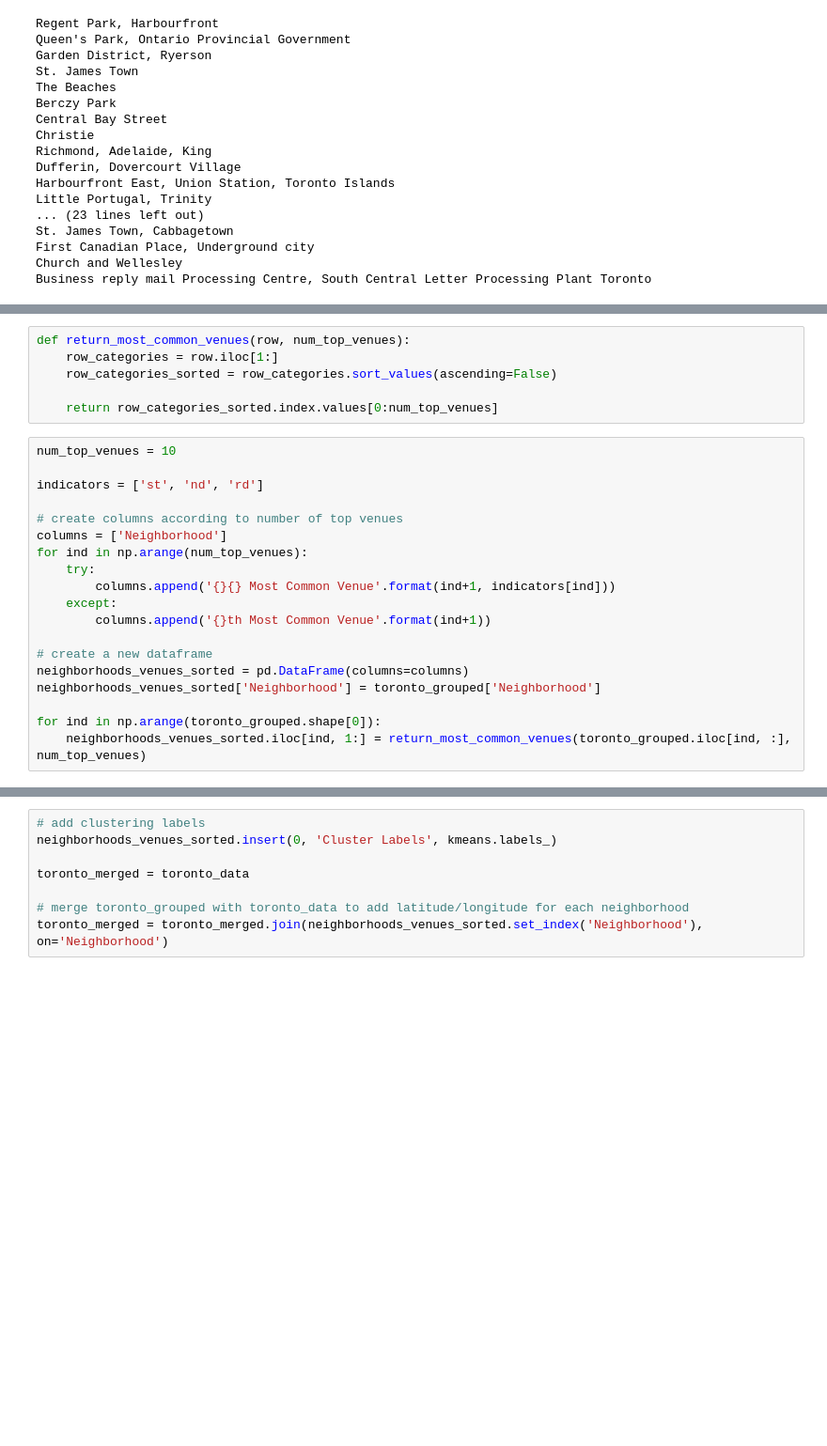
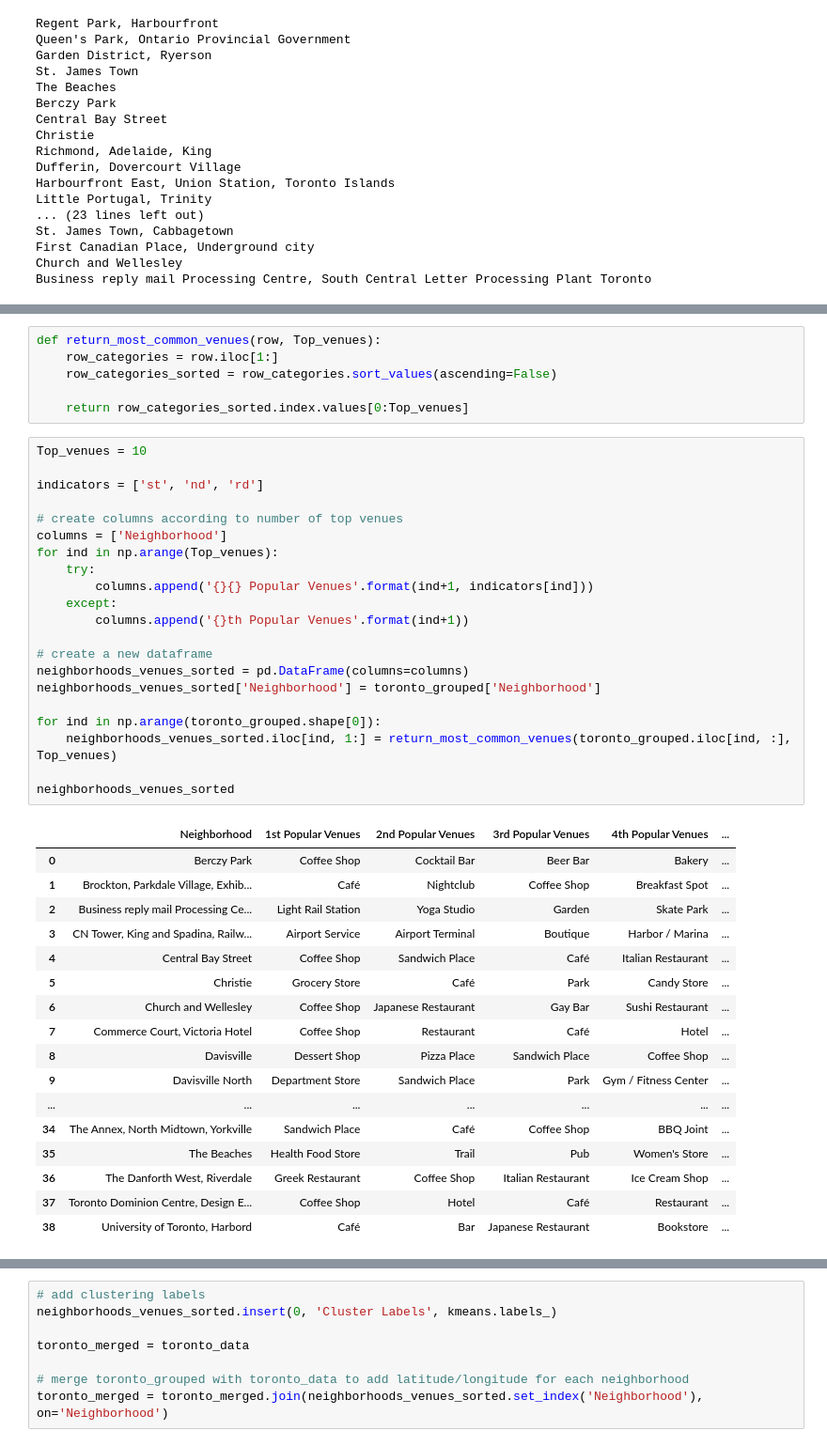
Before and after one commit to abdulmalikadebayo/Coursera_Capstone, a Jupyter notebook: Segmenting and Clustering Neighborhoods in Toronto.ipynb, the cells around one changed output, grey strips where cells are left out. Shown: that part at 94% size. Drawn from its saved outputs; the diff is of its cells as text; blank space fills up the shorter version.

```diff
--- a/Segmenting and Clustering Neighborhoods in Toronto.ipynb
+++ b/Segmenting and Clustering Neighborhoods in Toronto.ipynb
@@ -307,25 +510,45 @@ toronto_grouped.head()
 # %%
-def return_most_common_venues(row, num_top_venues):
+def return_most_common_venues(row, Top_venues):
     row_categories = row.iloc[1:]
     row_categories_sorted = row_categories.sort_values(ascending=False)
 
-    return row_categories_sorted.index.values[0:num_top_venues]
+    return row_categories_sorted.index.values[0:Top_venues]
 # %%
-num_top_venues = 10
+Top_venues = 10
 
 indicators = ['st', 'nd', 'rd']
 
 # create columns according to number of top venues
 columns = ['Neighborhood']
-for ind in np.arange(num_top_venues):
+for ind in np.arange(Top_venues):
     try:
-        columns.append('{}{} Most Common Venue'.format(ind+1, indicators[ind]))
+        columns.append('{}{} Popular Venues'.format(ind+1, indicators[ind]))
     except:
-        columns.append('{}th Most Common Venue'.format(ind+1))
+        columns.append('{}th Popular Venues'.format(ind+1))
 
 # create a new dataframe
 neighborhoods_venues_sorted = pd.DataFrame(columns=columns)
 neighborhoods_venues_sorted['Neighborhood'] = toronto_grouped['Neighborhood']
 
 for ind in np.arange(toronto_grouped.shape[0]):
-    neighborhoods_venues_sorted.iloc[ind, 1:] = return_most_common_venues(toronto_grouped.iloc[ind, :], num_top_venues)
+    neighborhoods_venues_sorted.iloc[ind, 1:] = return_most_common_venues(toronto_grouped.iloc[ind, :], Top_venues)
+
+neighborhoods_venues_sorted
+# %% [output]
+|  | Neighborhood | 1st Popular Venues | 2nd Popular Venues | 3rd Popular Venues | 4th Popular Venues | ... |
+| 0 | Berczy Park | Coffee Shop | Cocktail Bar | Beer Bar | Bakery | ... |
+| 1 | Brockton, Parkdale Village, Exhib... | Café | Nightclub | Coffee Shop | Breakfast Spot | ... |
+| 2 | Business reply mail Processing Ce... | Light Rail Station | Yoga Studio | Garden | Skate Park | ... |
+| 3 | CN Tower, King and Spadina, Railw... | Airport Service | Airport Terminal | Boutique | Harbor / Marina | ... |
+| 4 | Central Bay Street | Coffee Shop | Sandwich Place | Café | Italian Restaurant | ... |
+| 5 | Christie | Grocery Store | Café | Park | Candy Store | ... |
+| 6 | Church and Wellesley | Coffee Shop | Japanese Restaurant | Gay Bar | Sushi Restaurant | ... |
+| 7 | Commerce Court, Victoria Hotel | Coffee Shop | Restaurant | Café | Hotel | ... |
+| 8 | Davisville | Dessert Shop | Pizza Place | Sandwich Place | Coffee Shop | ... |
+| 9 | Davisville North | Department Store | Sandwich Place | Park | Gym / Fitness Center | ... |
+| ... | ... | ... | ... | ... | ... | ... |
+| 34 | The Annex, North Midtown, Yorkville | Sandwich Place | Café | Coffee Shop | BBQ Joint | ... |
+| 35 | The Beaches | Health Food Store | Trail | Pub | Women's Store | ... |
+| 36 | The Danforth West, Riverdale | Greek Restaurant | Coffee Shop | Italian Restaurant | Ice Cream Shop | ... |
+| 37 | Toronto Dominion Centre, Design E... | Coffee Shop | Hotel | Café | Restaurant | ... |
+| 38 | University of Toronto, Harbord | Café | Bar | Japanese Restaurant | Bookstore | ... |
```
Also changed, not shown: parts of 36 cells of this notebook.
